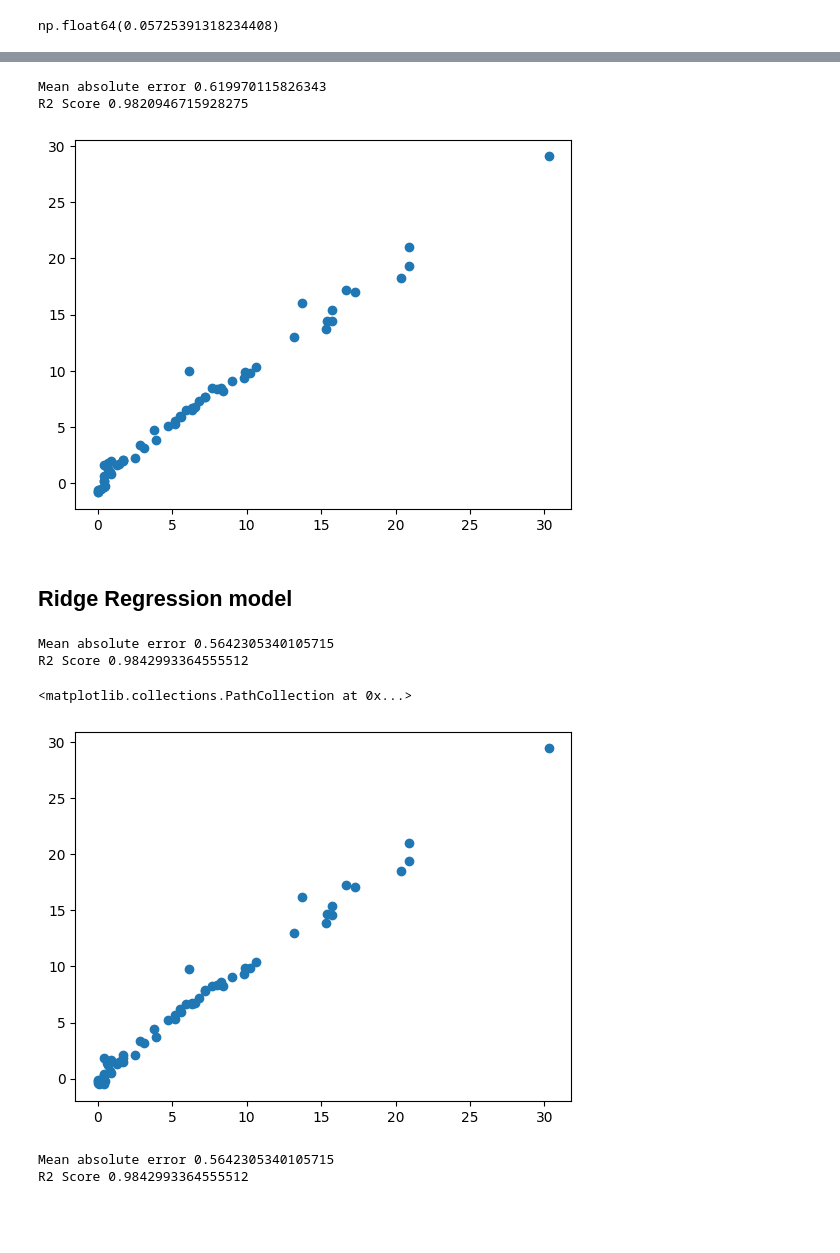
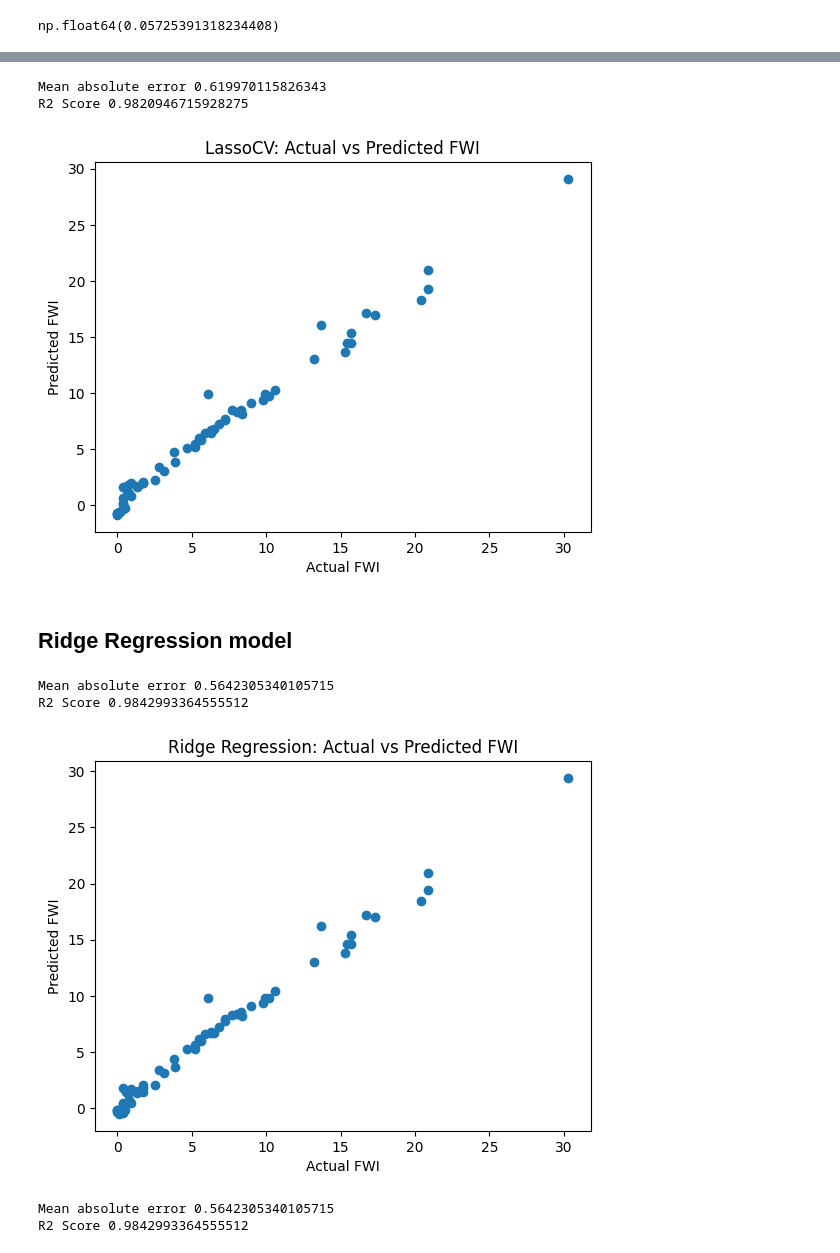
Before and after one commit to SurajK221b/algerian-fire-forest-eda-ml, a Jupyter notebook: Model Training.ipynb, the cells around one changed output, grey strips where cells are left out. Saved outputs shown, nothing was run; the diff lists cells and outputs as text; code cells hidden in the pictures; blank space fills up the shorter version.

```diff
--- a/Model Training.ipynb
+++ b/Model Training.ipynb
@@ -5,7 +9,7 @@ import matplotlib.pyplot as plt
 import seaborn as sns
 %matplotlib inline
 # %%
-df=pd.read_csv('Algerian_forest_fires_cleaned_dataset.csv')
+df=pd.read_csv('data/Algerian_forest_fires_cleaned_dataset.csv')
 # %%
 df.head()
 # %% [output]
@@ -275,35 +277,39 @@ array([[53.64536329, 65.39074075, 54.89628985, 77.90299066, 39.38236846],
        [ 0.70714379,  1.50342997,  8.01481494,  1.90951275,  0.826765  ],
        [ 0.70711086,  1.50300182,  8.01992921,  1.90919915,  0.82842365]])
 # %%
-y_pred=lassocv.predict(X_test_scaled)
-plt.scatter(y_test,y_pred)
-mae=mean_absolute_error(y_test,y_pred)
-score=r2_score(y_test,y_pred)
+y_pred = lassocv.predict(X_test_scaled)
+mae = mean_absolute_error(y_test, y_pred)
+score = r2_score(y_test, y_pred)
 print("Mean absolute error", mae)
 print("R2 Score", score)
+plt.scatter(y_test, y_pred)
+plt.xlabel("Actual FWI")
+plt.ylabel("Predicted FWI")
+plt.title("LassoCV: Actual vs Predicted FWI")
+plt.show()
 # %% [output]
 Mean absolute error 0.619970115826343
 R2 Score 0.9820946715928275
-[figure, old version]
+[figure, new version]
 # %% [markdown]
 ## Ridge Regression model
 # %%
-from sklearn.linear_model import Ridge
-from sklearn.metrics import mean_absolute_error
-from sklearn.metrics import r2_score
-ridge=Ridge()
-ridge.fit(X_train_scaled,y_train)
-y_pred=ridge.predict(X_test_scaled)
-mae=mean_absolute_error(y_test,y_pred)
-score=r2_score(y_test,y_pred)
+ridge = Ridge()
+ridge.fit(X_train_scaled, y_train)
+y_pred = ridge.predict(X_test_scaled)
+mae = mean_absolute_error(y_test, y_pred)
+score = r2_score(y_test, y_pred)
 print("Mean absolute error", mae)
 print("R2 Score", score)
-plt.scatter(y_test,y_pred)
+plt.scatter(y_test, y_pred)
+plt.xlabel("Actual FWI")
+plt.ylabel("Predicted FWI")
+plt.title("Ridge Regression: Actual vs Predicted FWI")
+plt.show()
 # %% [output]
 Mean absolute error 0.5642305340105715
 R2 Score 0.9842993364555512
-<matplotlib.collections.PathCollection at 0x...>
-[figure, old version]
+[figure, new version]
 # %%
 from sklearn.linear_model import RidgeCV
 ridgecv=RidgeCV(cv=5)
```
Also changed, not shown: parts of 10 cells of this notebook, 3 other files.
